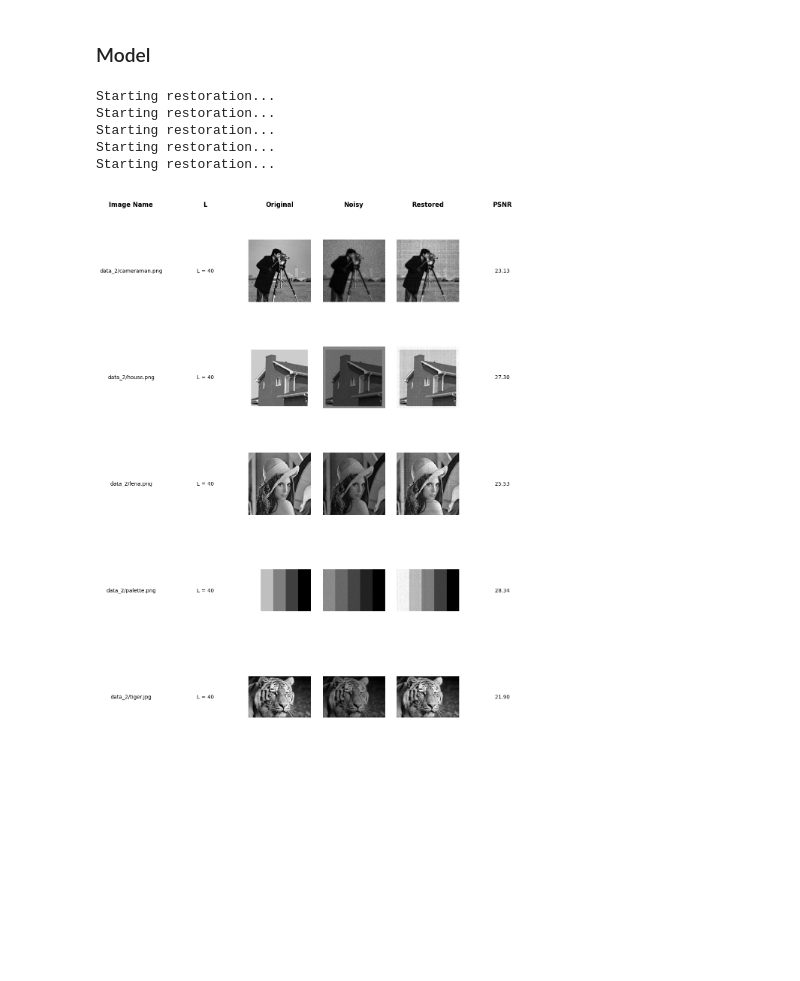
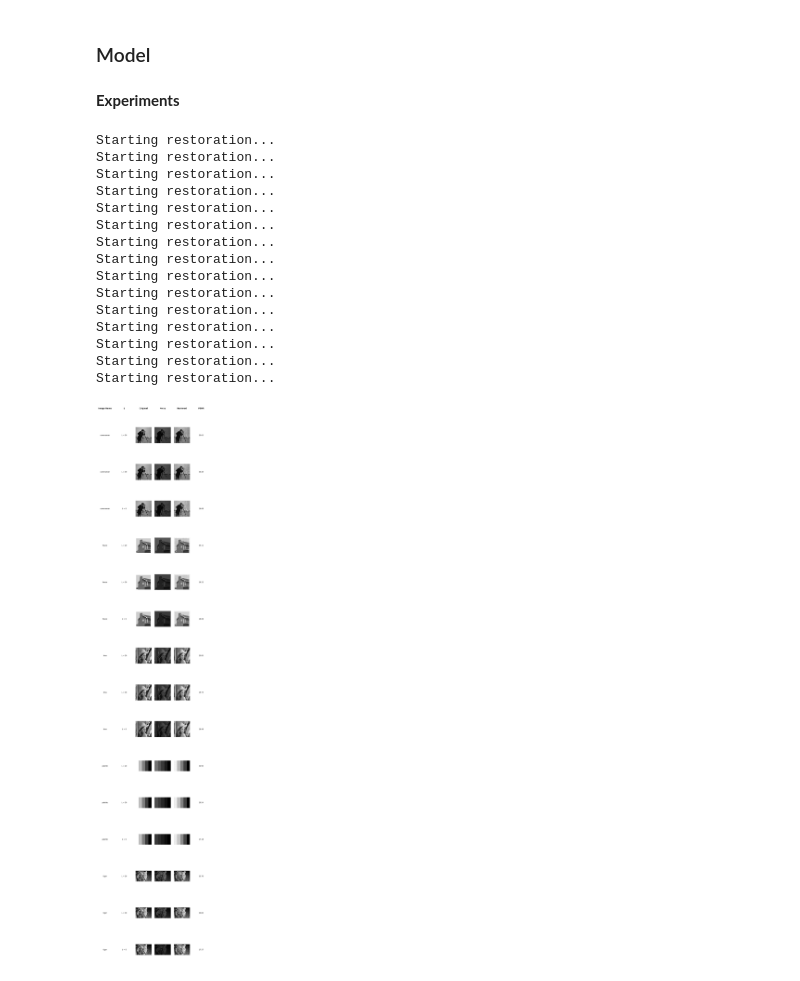
Before and after one commit to Abdennacer-Badaoui/Image_Restoration_with_Multiplicative_Noise, a Jupyter notebook: multiplicative_noise.ipynb, the cells around one changed output. Cells and saved outputs as stored; diff of their text form; code cells hidden in the pictures; blank space fills up the shorter version.

```diff
--- a/multiplicative_noise.ipynb
+++ b/multiplicative_noise.ipynb
@@ -340,11 +285,23 @@ def experiences(images_list, L_list, max_iterations: int = 100):
+# %% [markdown]
+**Experiments**
 # %%
 import os
-images = ["images/" + img for img in os.listdir("data_2")]
-experiences(images, [40], 10)
+images = ["images/" + img for img in os.listdir("images")]
+experiences(images, [20, 10, 6], 100)
 # %% [output]
 Starting restoration...
 Starting restoration...
 Starting restoration...
 Starting restoration...
 Starting restoration...
+Starting restoration...
+Starting restoration...
+Starting restoration...
+Starting restoration...
+Starting restoration...
+Starting restoration...
+Starting restoration...
+Starting restoration...
+Starting restoration...
+Starting restoration...
-[figure, old version]
+[figure, new version]
```
Also changed, not shown: parts of 6 cells of this notebook.
